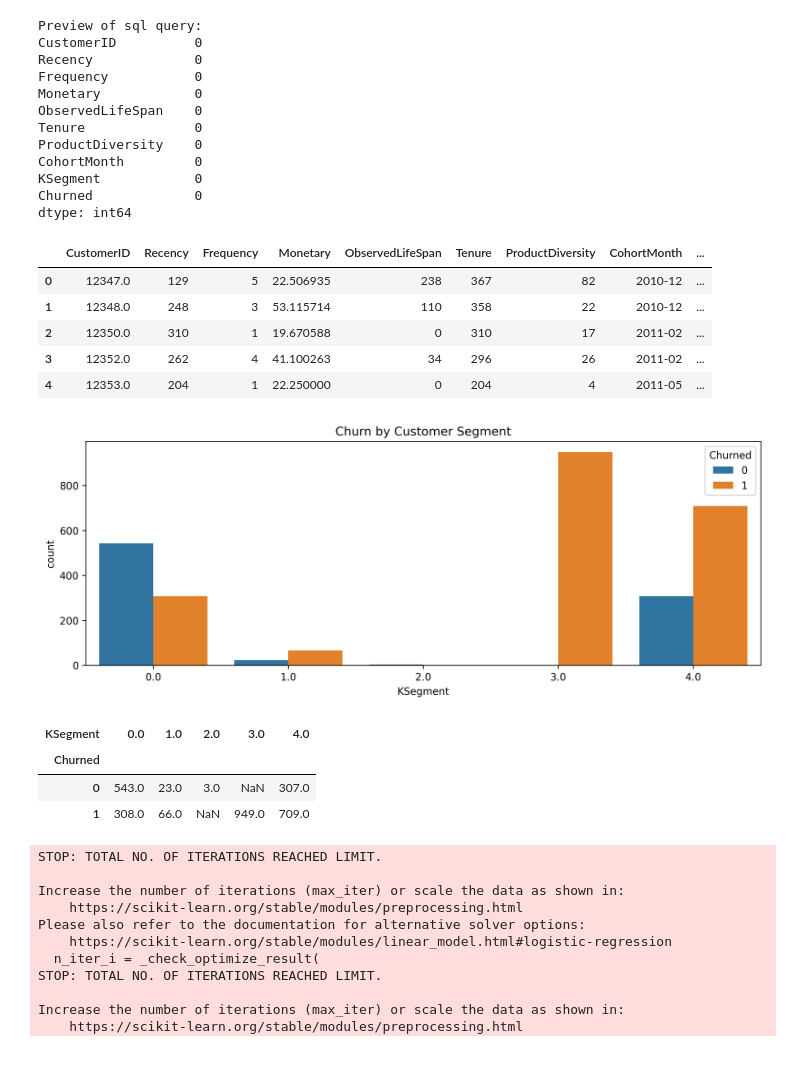
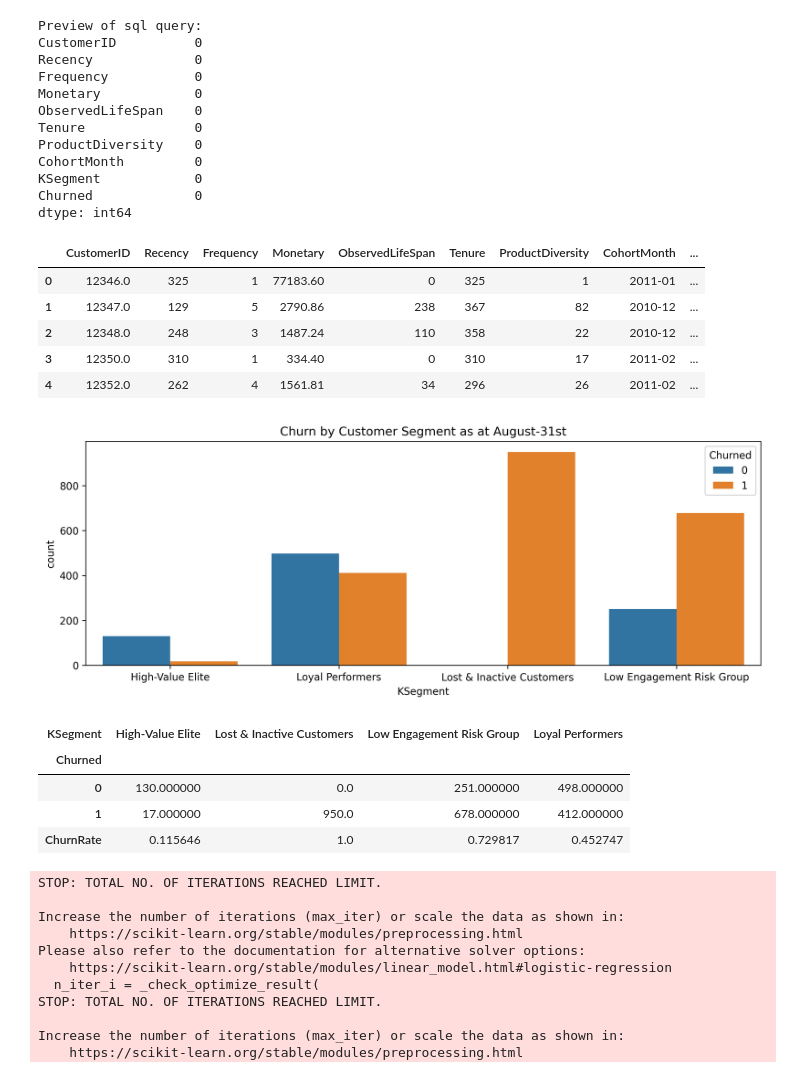
Before and after one commit to mundundan-star/online-retail-customer-analytics, a Jupyter notebook: 5.0 Churn_Model_Selection and Evaluation.ipynb, the cells around one changed output. Drawn from its saved outputs; the diff is of its cells as text; code cells hidden in the pictures.

```diff
--- a/5.0 Churn_Model_Selection and Evaluation.ipynb
+++ b/5.0 Churn_Model_Selection and Evaluation.ipynb
@@ -20,7 +20,7 @@ SELECT "CustomerID",
     "Tenure",
     "ProductDiversity",
     "CohortMonth",
-    "KSegment",
+    "Persona" AS "KSegment",
     "Churned"
 FROM v_customer_metrics
 INNER JOIN (SELECT "CustomerID",
@@ -28,7 +28,7 @@ INNER JOIN (SELECT "CustomerID",
               FROM v_churn_analysis_candidates)
 USING("CustomerID")
 LEFT JOIN (SELECT "CustomerID",
-          "KSegment"
+          "Persona"
           FROM customer_segment_labels)
 USING("CustomerID")
 """
@@ -51,24 +51,28 @@ KSegment            0
 Churned             0
 dtype: int64
 |  | CustomerID | Recency | Frequency | Monetary | ObservedLifeSpan | Tenure | ProductDiversity | CohortMonth | ... |
-| 0 | 12347.0 | 129 | 5 | 22.506935 | 238 | 367 | 82 | 2010-12 | ... |
-| 1 | 12348.0 | 248 | 3 | 53.115714 | 110 | 358 | 22 | 2010-12 | ... |
-| 2 | 12350.0 | 310 | 1 | 19.670588 | 0 | 310 | 17 | 2011-02 | ... |
-| 3 | 12352.0 | 262 | 4 | 41.100263 | 34 | 296 | 26 | 2011-02 | ... |
-| 4 | 12353.0 | 204 | 1 | 22.250000 | 0 | 204 | 4 | 2011-05 | ... |
+| 0 | 12346.0 | 325 | 1 | 77183.60 | 0 | 325 | 1 | 2011-01 | ... |
+| 1 | 12347.0 | 129 | 5 | 2790.86 | 238 | 367 | 82 | 2010-12 | ... |
+| 2 | 12348.0 | 248 | 3 | 1487.24 | 110 | 358 | 22 | 2010-12 | ... |
+| 3 | 12350.0 | 310 | 1 | 334.40 | 0 | 310 | 17 | 2011-02 | ... |
+| 4 | 12352.0 | 262 | 4 | 1561.81 | 34 | 296 | 26 | 2011-02 | ... |
 # %%
 plt.figure(figsize = (12,4), dpi = 300)
 sns.countplot(data = df, x = 'KSegment', hue = 'Churned')
-plt.title("Churn by Customer Segment")
+plt.title("Churn by Customer Segment as at August-31st")
 plt.show()
 
-df.groupby(['KSegment', 'Churned']).size().unstack(level= 0)
+summary = df.groupby(['KSegment', 'Churned']).size().unstack().fillna(0)
+summary["ChurnRate"] = (summary[1]/(summary[0] + summary[1]))
+
+summary.stack().unstack(level =0)
 # %% [output]
-[figure, old version]
+[figure, new version]
-| KSegment | 0.0 | 1.0 | 2.0 | 3.0 | 4.0 |
-| Churned |  |  |  |  |  |
-| 0 | 543.0 | 23.0 | 3.0 | NaN | 307.0 |
-| 1 | 308.0 | 66.0 | NaN | 949.0 | 709.0 |
+| KSegment | High-Value Elite | Lost & Inactive Customers | Low Engagement Risk Group | Loyal Performers |
+| Churned |  |  |  |  |
+| 0 | 130.000000 | 0.0 | 251.000000 | 498.000000 |
+| 1 | 17.000000 | 950.0 | 678.000000 | 412.000000 |
+| ChurnRate | 0.115646 | 1.0 | 0.729817 | 0.452747 |
 # %%
 from sklearn.linear_model import LogisticRegression
 from sklearn.ensemble import RandomForestClassifier
```
Also changed, not shown: parts of 4 cells of this notebook.
